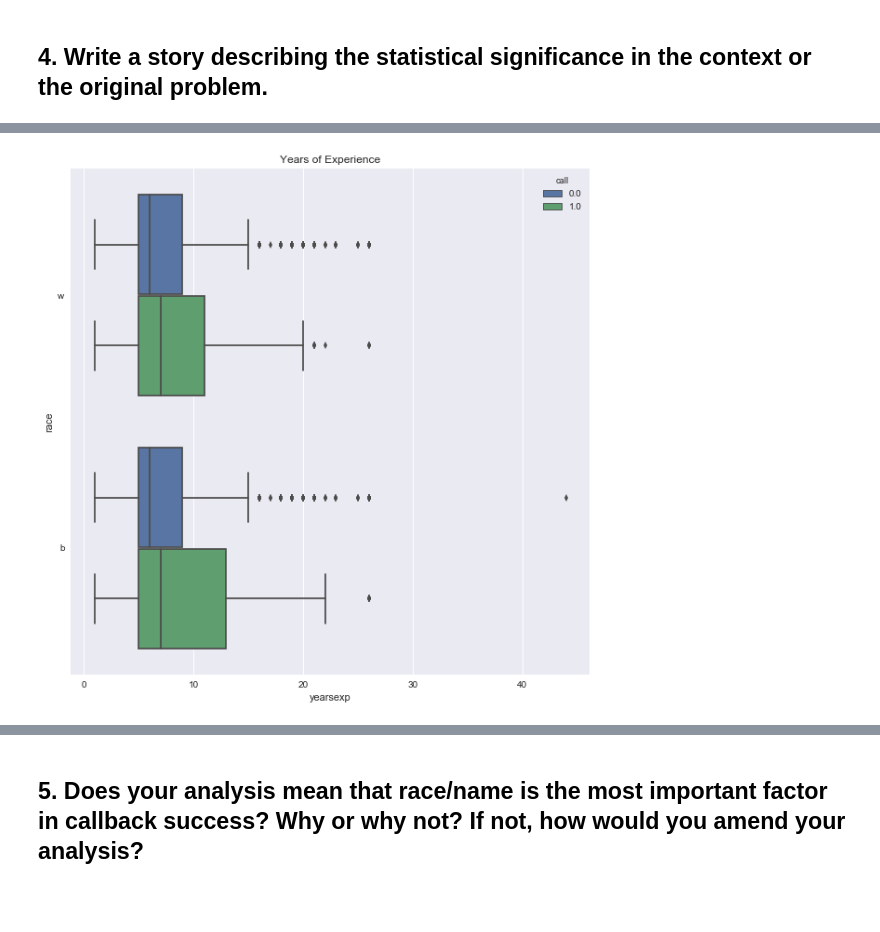
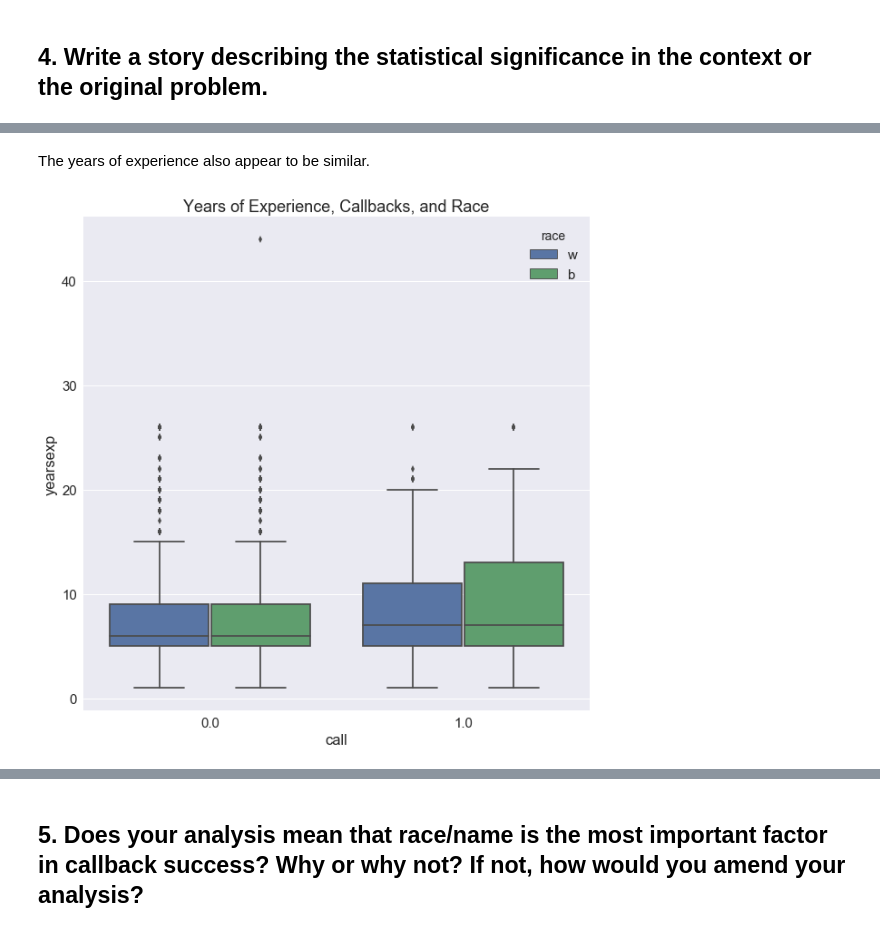
Before and after one commit to ryatchak/springboard, a Jupyter notebook: EDA_racial_discrimination/sliderule_dsi_inferential_statistics_exercise_2.ipynb, the cells around one changed output, grey strips where cells are left out. Saved outputs shown, nothing was run; the diff lists cells and outputs as text; code cells hidden in the pictures; blank space fills up the shorter version.

```diff
--- a/EDA_racial_discrimination/sliderule_dsi_inferential_statistics_exercise_2.ipynb
+++ b/EDA_racial_discrimination/sliderule_dsi_inferential_statistics_exercise_2.ipynb
@@ -134,3 +141,8 @@ Margin of error: 0.015258797171631415
 </div>
 # %% [markdown]
 ## 4. Write a story describing the statistical significance in the context or the original problem.
+# %%
+_= sns.set(font_scale=1.5)
+_= plt.subplots(figsize=(8,8))
+_ = sns.countplot(x='race', hue='call', data=data)
+_ = plt.title('Callbacks by race')
@@ -217,6 +183,8 @@ sns.distplot(b.yearsexp, color='green', bins=range(0, 30, 2), kde=False, norm_hi
+# %% [markdown]
+The years of experience also appear to be similar.
 # %%
 _ = plt.subplots(figsize=(10,10))
-_ = sns.boxplot(x='yearsexp', y='race', hue='call', data=data)
-_= plt.title('Years of Experience')
+_ = sns.boxplot(x='call', y='yearsexp', hue='race', data=data)
+_= plt.title('Years of Experience, Callbacks, and Race')
 # %% [output]
-[figure, old version]
+[figure, new version]
```
Also changed, not shown: parts of 26 cells of this notebook.
